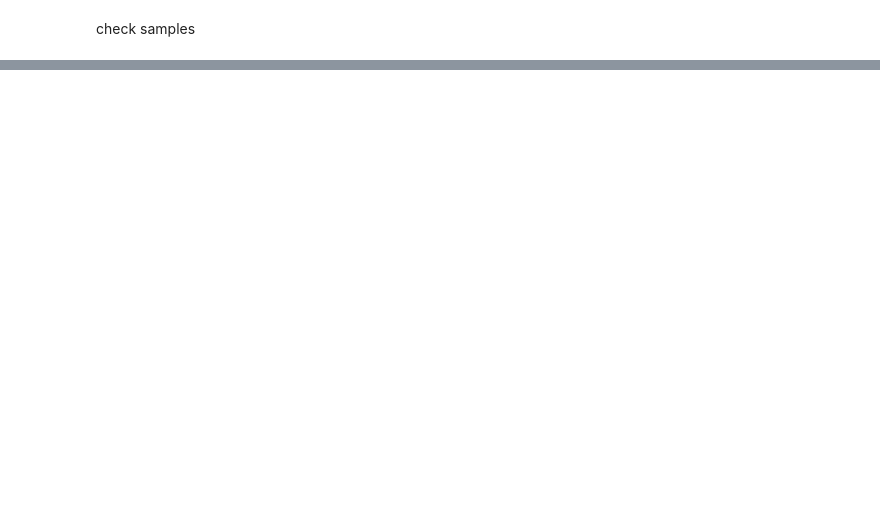
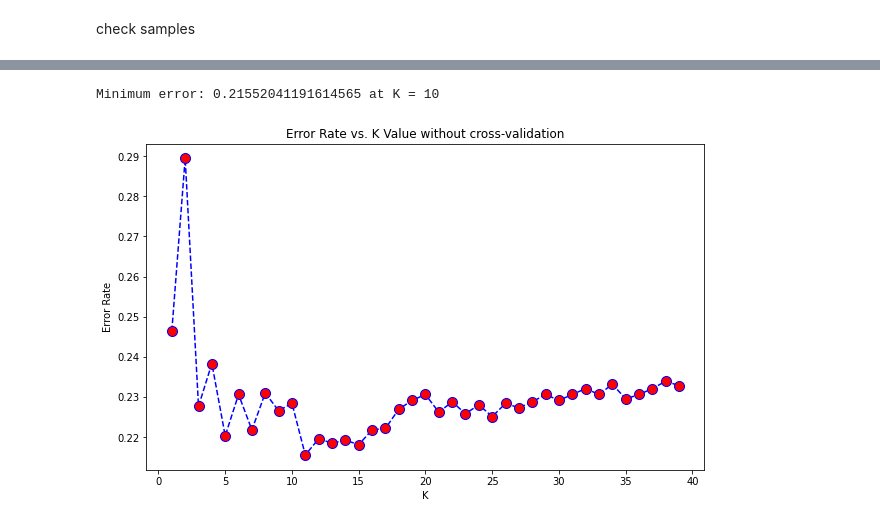
Before and after one commit to carolkkw/CIND820_Project, a Jupyter notebook: Analysis_of_Streaming_Services.ipynb, the cells around one changed output, grey strips where cells are left out. Drawn from its saved outputs; the diff is of its cells as text; code cells hidden in the pictures; blank space fills up the shorter version.

```diff
--- a/Analysis_of_Streaming_Services.ipynb
+++ b/Analysis_of_Streaming_Services.ipynb
@@ -47,3 +126,3 @@ corr
 # %%
-df1 = df[["imdb_rating","service_name"]]
+df1 = df[["imdb_rating","year_added","release_year","certificate_num","type_num","service_name"]]
 df1.head(3)
@@ -158,14 +203,0 @@ print(scores.mean())
-# %%
-# search for an optimal value of K for KNN using Cross-validation
-
-k_range = range(1,40)
-k_scores = []
-for k in k_range:
-  knn = KNeighborsClassifier(n_neighbors = k)
-  scores = cross_val_score(knn, x_sm, y_sm, cv = 10, scoring = 'accuracy')
-  k_scores.append(scores.mean())
-
-# plot the value of K for KNN vs the cross-validated accuracy
-plt.plot(k_range, k_scores)
-plt.xlabel('Value of K for KNN')
-plt.ylabel('Cross-Validated Accuracy')
@@ -233,0 +271,19 @@ graph
+# %%
+# get optimal k value with minmimum error without cross validation
+error_rate = []
+for i in range(1,40):
+ knn = KNeighborsClassifier(n_neighbors=i)
+ knn.fit(x_train,y_train)
+ pred_i = knn.predict(x_test)
+ error_rate.append(np.mean(pred_i != y_test))
+
+plt.figure(figsize=(10,6))
+plt.plot(range(1,40),error_rate,color='blue', linestyle='dashed',
+         marker='o',markerfacecolor='red', markersize=10)
+plt.title('Error Rate vs. K Value without cross-validation')
+plt.xlabel('K')
+plt.ylabel('Error Rate')
+print("Minimum error:",min(error_rate),"at K =",error_rate.index(min(error_rate)))
+# %% [output]
+Minimum error: 0.21552041191614565 at K = 10
+[figure, added]
```
Also changed, not shown: parts of 117 cells of this notebook, 7 other files.
